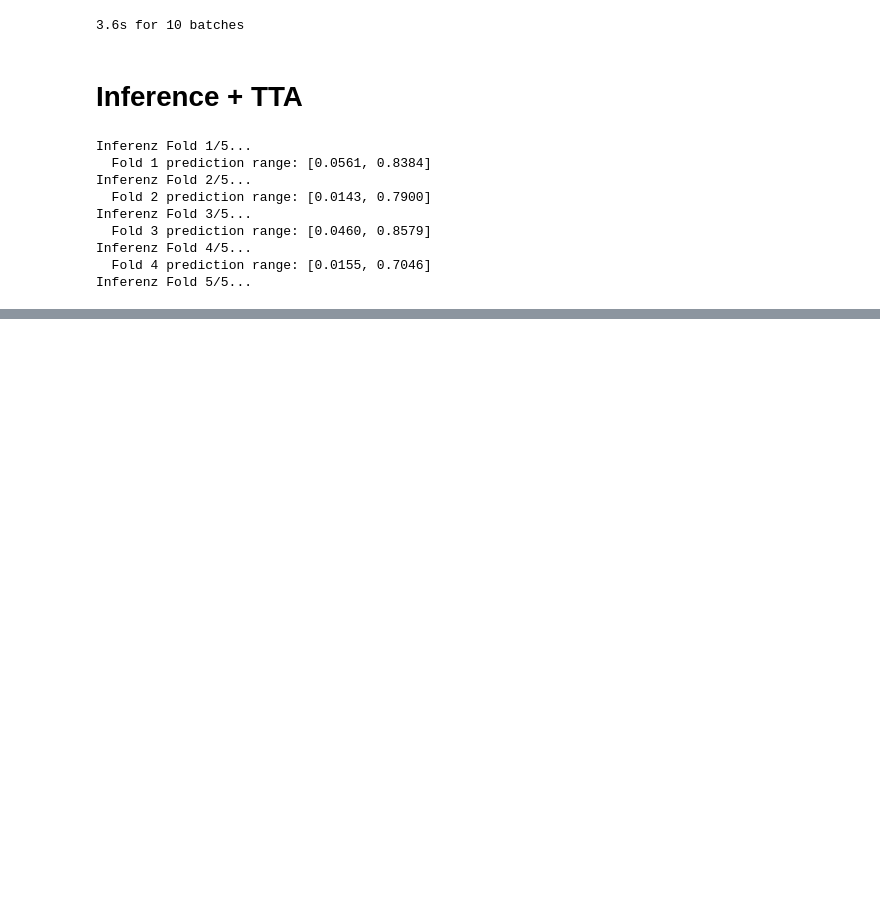
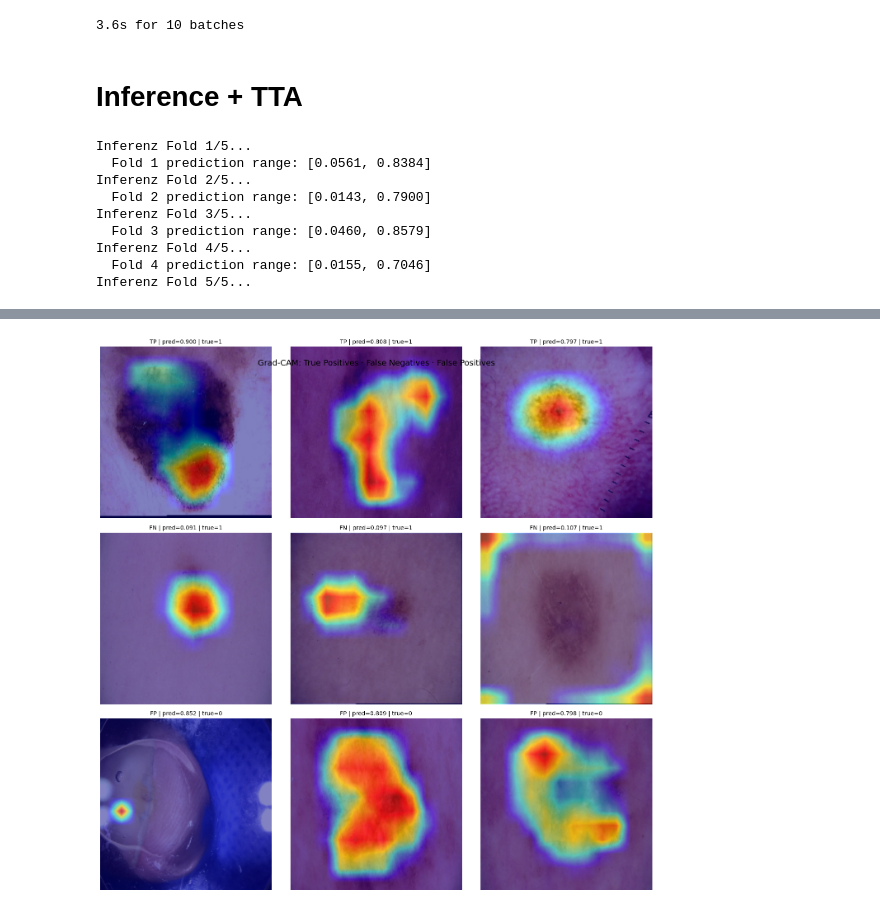
Before and after one commit to pvijayasures/melanoma-set, a Jupyter notebook: main.ipynb, the cells around one changed output, grey strips where cells are left out. Cells and saved outputs as stored; diff of their text form; code cells hidden in the pictures; blank space fills up the shorter version.

Commit message:
deep analysis for main

```diff
--- a/main.ipynb
+++ b/main.ipynb
@@ -1806,0 +1760,99 @@ Inferenz Fold 5/5...
+# %%
+# ── 1. Grad-CAM Visualisation ─────────────────────────────────────────────────
+# Shows WHERE the model looks for melanoma vs benign decisions.
+# Requires: pip install grad-cam
+
+import cv2
+import torch
+import numpy as np
+import pandas as pd
+import matplotlib.pyplot as plt
+import albumentations as A
+from albumentations.pytorch import ToTensorV2
+from pytorch_grad_cam import GradCAM
+from pytorch_grad_cam.utils.image import show_cam_on_image
+
+
+class ModelWrapper(torch.nn.Module):
+    """Wraps MelanomaModel so Grad-CAM sees a single-input CNN.
+    Metadata is frozen to the provided vector."""
+    def __init__(self, model, meta_tensor):
+        super().__init__()
+        self.model = model
+        self.meta = meta_tensor  # (1, n_meta) on correct device
+
+    def forward(self, x):
+        B = x.shape[0]
+        meta = self.meta.expand(B, -1)
+        return self.model(x, meta).unsqueeze(-1)  # (B,1) for GradCAM
+
+
+def load_image_for_gradcam(image_name, cfg):
+    """Returns (rgb_float 0-1 for overlay, tensor for model)."""
+    path = f"{cfg.img_dir}/{image_name}{cfg.img_ext}"
+    img_bgr = cv2.imread(path)
+    img_rgb = cv2.cvtColor(img_bgr, cv2.COLOR_BGR2RGB)
+
+    tfm = A.Compose([
+        A.Resize(cfg.img_size, cfg.img_size),
+        A.Normalize(mean=[0.485, 0.456, 0.406], std=[0.229, 0.224, 0.225]),
+        ToTensorV2(),
+    ])
+    tensor = tfm(image=img_rgb)["image"].unsqueeze(0)  # (1,3,H,W)
+
+    # For overlay: resize to same dims, scale 0-1
+    rgb_small = cv2.resize(img_rgb, (cfg.img_size, cfg.img_size))
+    rgb_float = rgb_small.astype(np.float32) / 255.0
+    return rgb_float, tensor
+
+
+# ── Load OOF and pick interesting cases ────────────────────────────────────────
+oof = pd.read_csv(f"{CFG.output_dir}/oof_predictions.csv")
+
+tp = oof[(oof.target == 1) & (oof.pred >= 0.30)].nlargest(3, "pred")   # confident TP
+fn = oof[(oof.target == 1) & (oof.pred < 0.30)].nsmallest(3, "pred")   # worst FN
+fp = oof[(oof.target == 0) & (oof.pred >= 0.30)].nlargest(3, "pred")   # confident FP
+cases = pd.concat([tp, fn, fp])
+case_labels = ["TP"] * len(tp) + ["FN"] * len(fn) + ["FP"] * len(fp)
+
+# ── Load fold-0 model ──────────────────────────────────────────────────────────
+model = MelanomaModel(n_meta_features=len(meta_cols), cfg=CFG).to(CFG.device)
+ckpt = torch.load(f"{CFG.output_dir}/fold0_best.pth", map_location=CFG.device)
+model.load_state_dict(ckpt)
+model.eval()
+
+# Target layer: last block of the EfficientNet backbone
+target_layer = model.backbone.blocks[-1]
+
+# Dummy metadata (zeros) — keeps Grad-CAM focused on image features
+dummy_meta = torch.zeros(1, len(meta_cols), device=CFG.device)
+wrapper = ModelWrapper(model, dummy_meta)
+
+cam = GradCAM(model=wrapper, target_layers=[target_layer])
+
+# ── Plot ────────────────────────────────────────────────────────────────────────
+fig, axes = plt.subplots(3, 3, figsize=(14, 14))
+fig.suptitle("Grad-CAM: True Positives · False Negatives · False Positives", fontsize=14, y=0.93)
+
+for idx, (_, row) in enumerate(cases.iterrows()):
+    rgb_float, tensor = load_image_for_gradcam(row.image_name, CFG)
+    tensor_dev = tensor.to(CFG.device)
+
+    grayscale_cam = cam(input_tensor=tensor_dev, targets=None)[0]  # (H, W)
+    overlay = show_cam_on_image(rgb_float, grayscale_cam, use_rgb=True)
+
+    ax = axes[idx // 3, idx % 3]
+    ax.imshow(overlay)
+    label = case_labels[idx]
+    ax.set_title(f"{label} | pred={row.pred:.3f} | true={int(row.target)}", fontsize=10)
+    ax.axis("off")
+
+for r, label in enumerate(["True Positive", "False Negative", "False Positive"]):
+    axes[r, 0].set_ylabel(label, fontsize=12, rotation=90, labelpad=15)
+
+plt.tight_layout()
+plt.savefig(f"{CFG.output_dir}/gradcam_analysis.png", dpi=200, bbox_inches="tight")
+plt.show()
+print(f"Saved to {CFG.output_dir}/gradcam_analysis.png")
+# %% [output]
+[figure, added]
```
Also changed, not shown: parts of 13 cells of this notebook.
